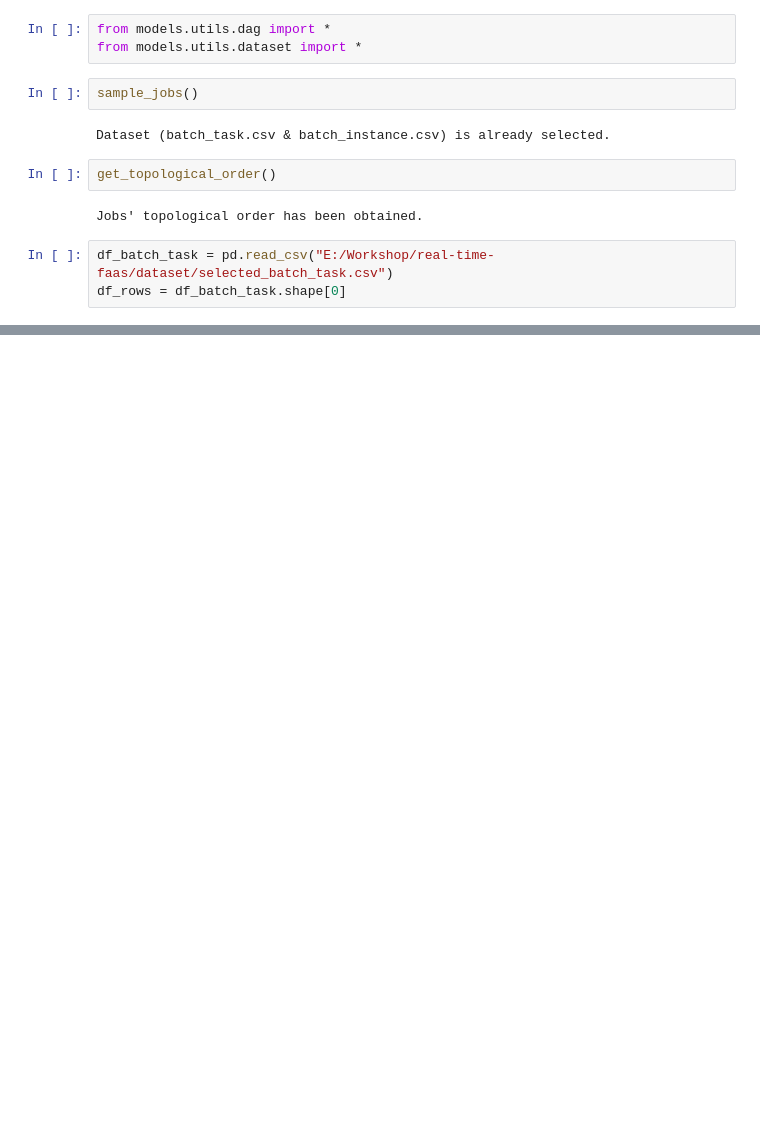
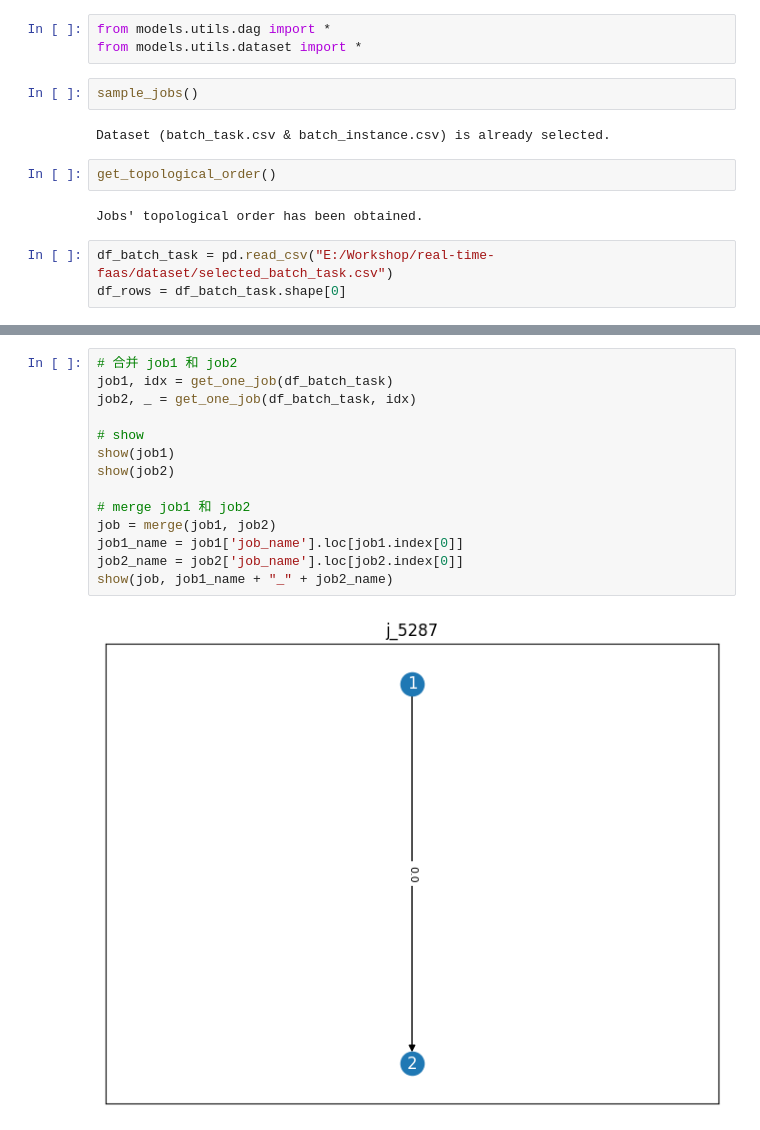
Before and after one commit to zhyantao/real-time-faas, a Jupyter notebook: jupyter/preprocess.ipynb, the cells around one changed output, grey strips where cells are left out. Drawn from its saved outputs; the diff is of its cells as text; blank space fills up the shorter version.

```diff
--- a/jupyter/preprocess.ipynb
+++ b/jupyter/preprocess.ipynb
@@ -68,0 +35,16 @@ show(job, job1_name + "_" + job2_name)
+# %%
+# 合并 job1 和 job2
+job1, idx = get_one_job(df_batch_task)
+job2, _ = get_one_job(df_batch_task, idx)
+
+# show
+show(job1)
+show(job2)
+
+# merge job1 和 job2
+job = merge(job1, job2)
+job1_name = job1['job_name'].loc[job1.index[0]]
+job2_name = job2['job_name'].loc[job2.index[0]]
+show(job, job1_name + "_" + job2_name)
+# %% [output]
+[figure, added]
```
Also changed, not shown: parts of 3 cells of this notebook, 5 other files.
